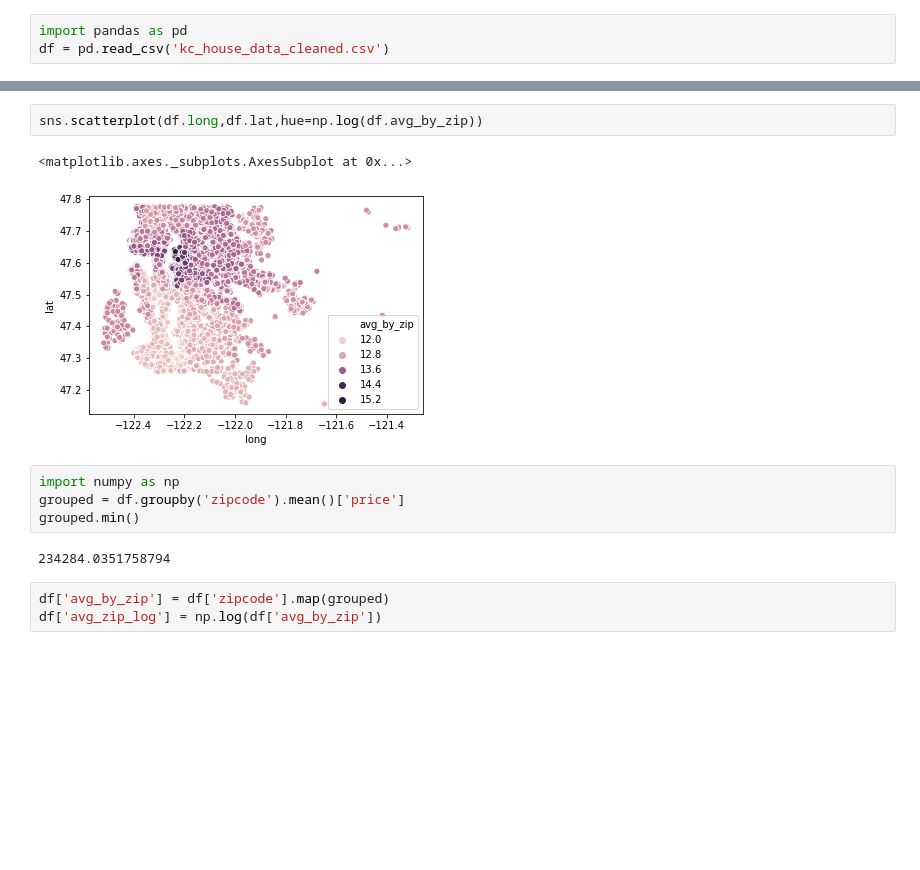
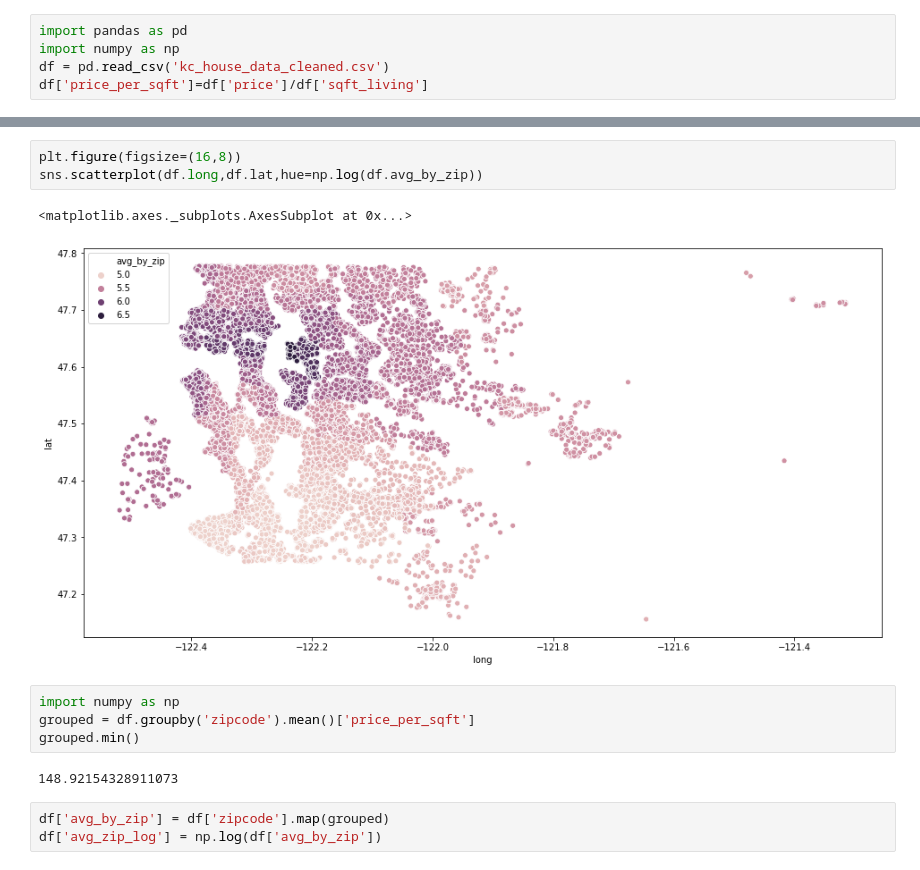
Before and after one commit to anbillinger/dsc-mod-2-project-v2-1-onl01-dtsc-ft-041320, a Jupyter notebook: Zip code plots.ipynb, the cells around one changed output, grey strips where cells are left out. Cells and saved outputs as stored; diff of their text form; blank space fills up the shorter version.

```diff
--- a/Zip code plots.ipynb
+++ b/Zip code plots.ipynb
@@ -1,6 +1,8 @@
 # %%
 import pandas as pd
+import numpy as np
 df = pd.read_csv('kc_house_data_cleaned.csv')
+df['price_per_sqft']=df['price']/df['sqft_living']
 # %%
 import seaborn as sns
 import matplotlib.pyplot as plt
@@ -14,14 +16,15 @@ labels2 = [round(np.e**x) for x in labels]
 # %%
+plt.figure(figsize=(16,8))
 sns.scatterplot(df.long,df.lat,hue=np.log(df.avg_by_zip))
 # %% [output]
 <matplotlib.axes._subplots.AxesSubplot at 0x...>
-[figure, old version]
+[figure, new version]
 # %%
 import numpy as np
-grouped = df.groupby('zipcode').mean()['price']
+grouped = df.groupby('zipcode').mean()['price_per_sqft']
 grouped.min()
 # %% [output]
-234284.0351758794
+148.92154328911073
 # %%
 df['avg_by_zip'] = df['zipcode'].map(grouped)
 df['avg_zip_log'] = np.log(df['avg_by_zip'])
```
Also changed, not shown: parts of 1 cell of this notebook, 10 other files.
